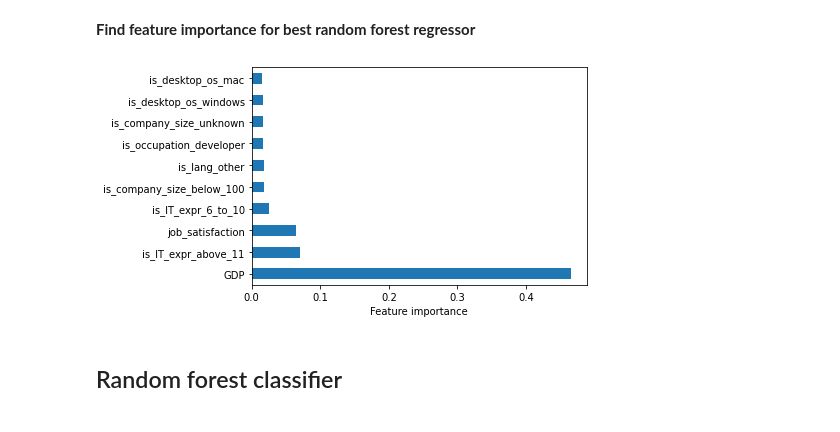
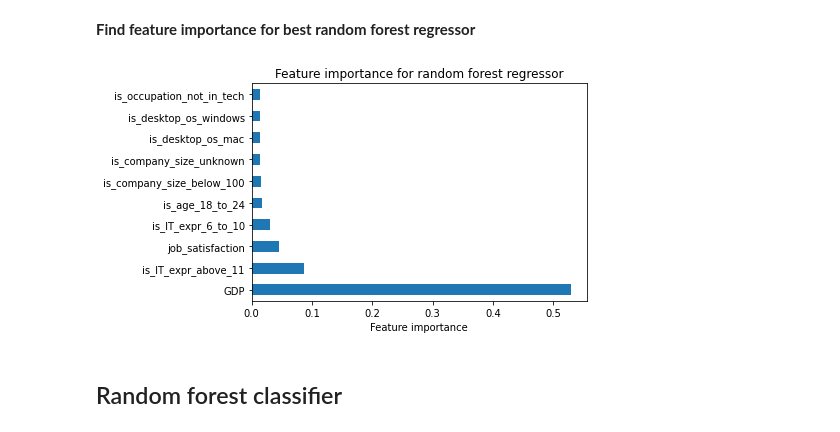
Before and after one commit to nkafwimi/MGT-6203, a Jupyter notebook: salary_prediction_for_software_developers/Notebooks/Modeling_start.ipynb, the cells around one changed output. Cells and saved outputs as stored; diff of their text form; code cells hidden in the pictures.

```diff
--- a/salary_prediction_for_software_developers/Notebooks/Modeling_start.ipynb
+++ b/salary_prediction_for_software_developers/Notebooks/Modeling_start.ipynb
@@ -493,0 +557,11 @@ Optimal tree depth for RF regressor is 16
+# %%
+maxdepth_grid = list(range(1, 31))
+bagging_range = np.linspace(0.001, 1, num = 25)
+random_grid = {'max_depth': maxdepth_grid, 'max_samples': bagging_range, 'max_features': ['auto', 'sqrt']}
+rf = RandomForestRegressor()
+
+rf_random = RandomizedSearchCV(estimator = rf, param_distributions = random_grid, n_iter = 100, cv = 3, verbose=2, random_state=42, n_jobs = -1)
+# Fit the random search model
+rf_random.fit(x_train, y_train)
+
+rf_opt_params = rf_random.best_params_
@@ -559,7 +649,8 @@ print('Coefficients final are', coefficients_final)
 x_train, x_test, y_train, y_test = train_test_split(data, labels, test_size = 0.2, random_state = 0)
 
 test_y = y_test
-gbm_reg = RandomForestRegressor(opt_depth_RFreg+1, random_state=0)
+# gbm_reg = RandomForestRegressor(opt_depth_RFreg+1, random_state=0)
+gbm_reg = RandomForestRegressor(**rf_opt_params, random_state=1)
 gbm_reg.fit(X=x_train, y=y_train)
 
 pred_test_y = gbm_reg.predict(x_test)
@@ -573,5 +664,5 @@ print('gbm_reg_pred is', gbm_reg_pred)
 print("Predicted Counts = ", Counter(pred_test_y_k))
 print("Coefficients = ", coefficients_final)
 qwk = quadratic_weighted_kappa(test_y, pred_test_y_k)
-print("Test set QWK for random forest regressor with optimized rounding of salary categories is", qwk)
+print("Test set QWK for random forest regressor with optimized rounding of salary categories and optimal parameters is", qwk)
 # %% [output]
@@ -585,13 +769,14 @@ Test set QWK for random forest regressor with optimized rounding of salary categ
 # %% [markdown]
 **Find feature importance for best random forest regressor**
 # %%
-feat_importances = pd.Series(model.feature_importances_, index=data_df.columns)
+feat_importances = pd.Series(gbm_reg.feature_importances_, index=data_df.columns) #For RF with optimized rounding and optimal paramaters
 # feat_importances.nlargest(4).plot(kind='barh')
 feat_importances.nlargest(10).plot(kind='barh')
 plt.xlabel('Feature importance')
+plt.title('Feature importance for random forest regressor')
 plt.savefig('Feature importance for random forest regressor.svg', bbox_inches='tight')
 # %% [output]
-[figure, old version]
+[figure, new version]
 # %% [markdown]
 ## Random forest classifier ##
 # %%
```
Also changed, not shown: parts of 45 cells of this notebook.
